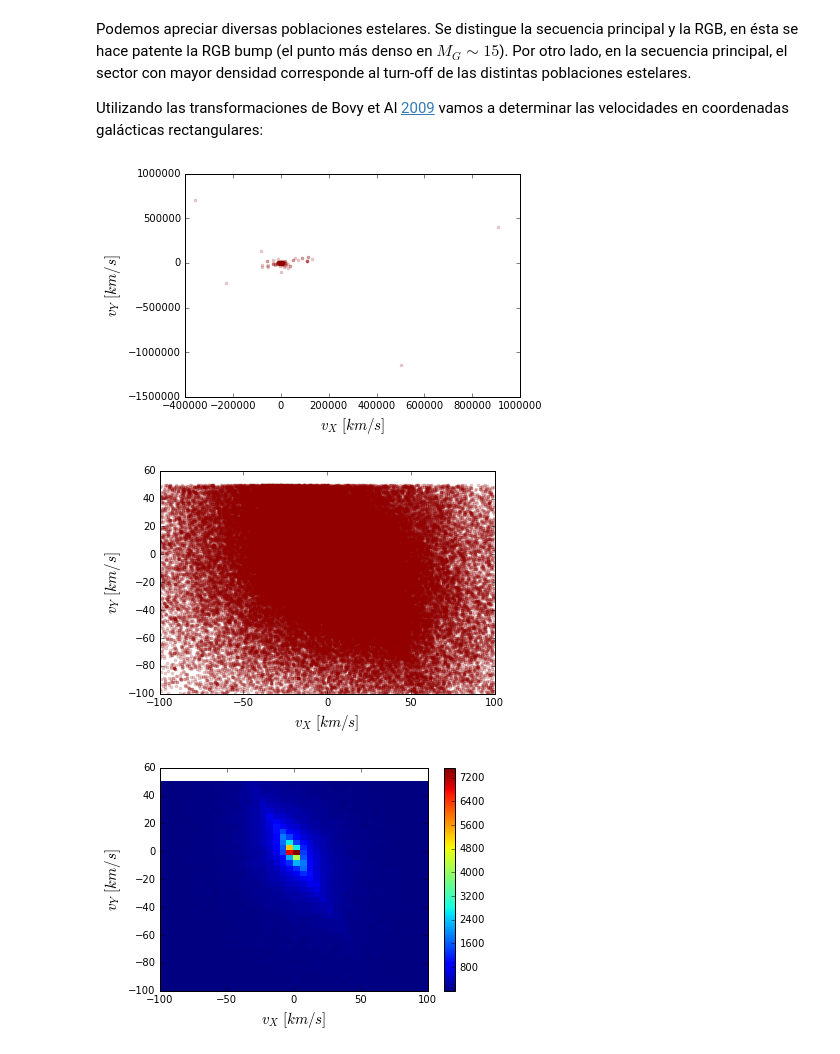
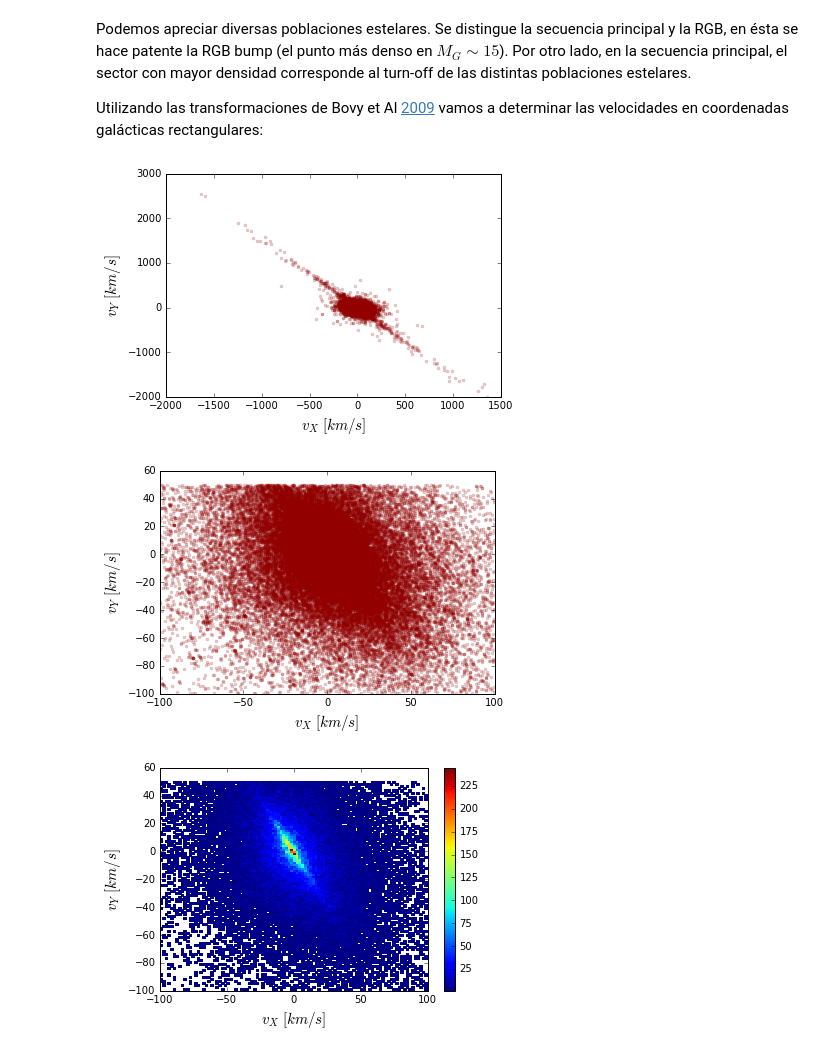
Before and after one commit to cjsantander/AST0421, a Jupyter notebook: Tarea3_Parte1/Tarea3_Parte1.ipynb, the cells around one changed output. Cells and saved outputs as stored; diff of their text form; code cells hidden in the pictures.

```diff
--- a/Tarea3_Parte1/Tarea3_Parte1.ipynb
+++ b/Tarea3_Parte1/Tarea3_Parte1.ipynb
@@ -132,7 +132,7 @@ import warnings
 warnings.simplefilter(action = "ignore", category = RuntimeWarning)
 
 # Quitamos todos los  S/N <= 10
-mask = raveon_cat[m1]['SNR'] > 10
+mask =  tgas_cat[m2]['parallax'] / tgas_cat[m2]['parallax_error'] > 10
 m1 = m1[mask]
 m2 = m2[mask]
 # %%
@@ -143,7 +143,7 @@ axs_hess = [ax3, ax4]
 
 # Obtenemos la temperatura y la magnitud.
 teff = raveon_cat[m1]['TEFF']
-mod = np.log10(1 / tgas_cat[m2]['parallax']) - 1
+mod = np.log10(1000 / tgas_cat[m2]['parallax']) - 1
 mg = tgas_cat[m2]['phot_g_mean_mag'] - 5 * mod
 
 # Obtenemos los valores para el diagrama de Hess, eliminando nan.
@@ -171,7 +171,7 @@ for ind in range(2):
         axs[ind].invert_yaxis()
         axs[ind].set_title("Diagrama HR de todas las estrellas")
     else:
-        axs[ind].set_ylim((25, 5))
+        axs[ind].set_ylim((10, -2))
         axs[ind].set_xlim((3000, 8000))
         axs[ind].set_title("Zoom del diagrama HR")
     axs[ind].invert_xaxis()
@@ -187,7 +187,7 @@ for ind in range(2):
         axs_hess[ind].invert_yaxis()
         axs_hess[ind].set_title("Diagrama de Hess de todas las estrellas")
     else:
-        axs_hess[ind].set_ylim((25, 5))
+        axs_hess[ind].set_ylim((10, -2))
         axs_hess[ind].set_xlim((3000, 8000))
         axs_hess[ind].set_title("Zoom del diagrama de Hess")
     axs_hess[ind].invert_xaxis()
@@ -259,13 +259,13 @@ t3 = np.matrix([[cosra, sinra, 0],
 matrix_t = t1 * t2 *t3
 
 
-ra = raveon_cat[m1]['RA']
-dec = raveon_cat[m1]['DEC']
+ra = np.radians(15 * raveon_cat[m1]['RA'])
+dec = np.radians(raveon_cat[m1]['DEC'])
 v_r = raveon_cat[m1]['HRV']
 
-plx = tgas_cat[m2]['parallax']
-mu_ra = tgas_cat[m2]['pmra']
-mu_dec = tgas_cat[m2]['pmdec']
+plx = tgas_cat[m2]['parallax'] / 1000
+mu_ra = tgas_cat[m2]['pmra'] / 1000
+mu_dec = tgas_cat[m2]['pmdec'] / 1000
 
 vels = np.empty((0,3))
 
@@ -293,34 +293,34 @@ vel_y = vel_y[mask]
 mask = np.ma.masked_inside(vel_y, -100, 50).mask
 vel_x = vel_x[mask]
 vel_y = vel_y[mask]
 plt.plot(vel_x, vel_y, '.', color=main_color, alpha=0.2)
 plt.xlabel("$v_X \\ [km/s]$", fontsize=15)
 plt.ylabel("$v_Y \\ [km/s]$", fontsize=15)
 plt.show()
 
 # Obtenemos los valores para el diagrama de Hess, eliminando nan.
 delnan = np.isnan(vel_x) + np.isnan(vel_y)
 x = vel_x[~delnan]
 y = vel_y[~delnan]
 
 # Estimamos el histograma 2D
-nbins = 40
+nbins = 100
 H, xedges, yedges = np.histogram2d(x, y, bins=nbins)
 
 # H needs to be rotated and flipped
 H = np.rot90(H)
 H = np.flipud(H)
 
 # Mask zeros
 Hmasked = np.ma.masked_where(H == 0, H) # Mask pixels with a value of zero
 
 # Diagramas de Hess
 plt.pcolormesh(xedges, yedges, Hmasked)
 plt.xlabel("$v_X \\ [km/s]$", fontsize=15)
 plt.ylabel("$v_Y \\ [km/s]$", fontsize=15)
 plt.colorbar()
 plt.show()
 # %% [output]
-[figure, old version]
+[figure, new version]
-[figure, old version]
+[figure, new version]
-[figure, old version]
+[figure, new version]
```
Also changed, not shown: parts of 1 cell of this notebook.
